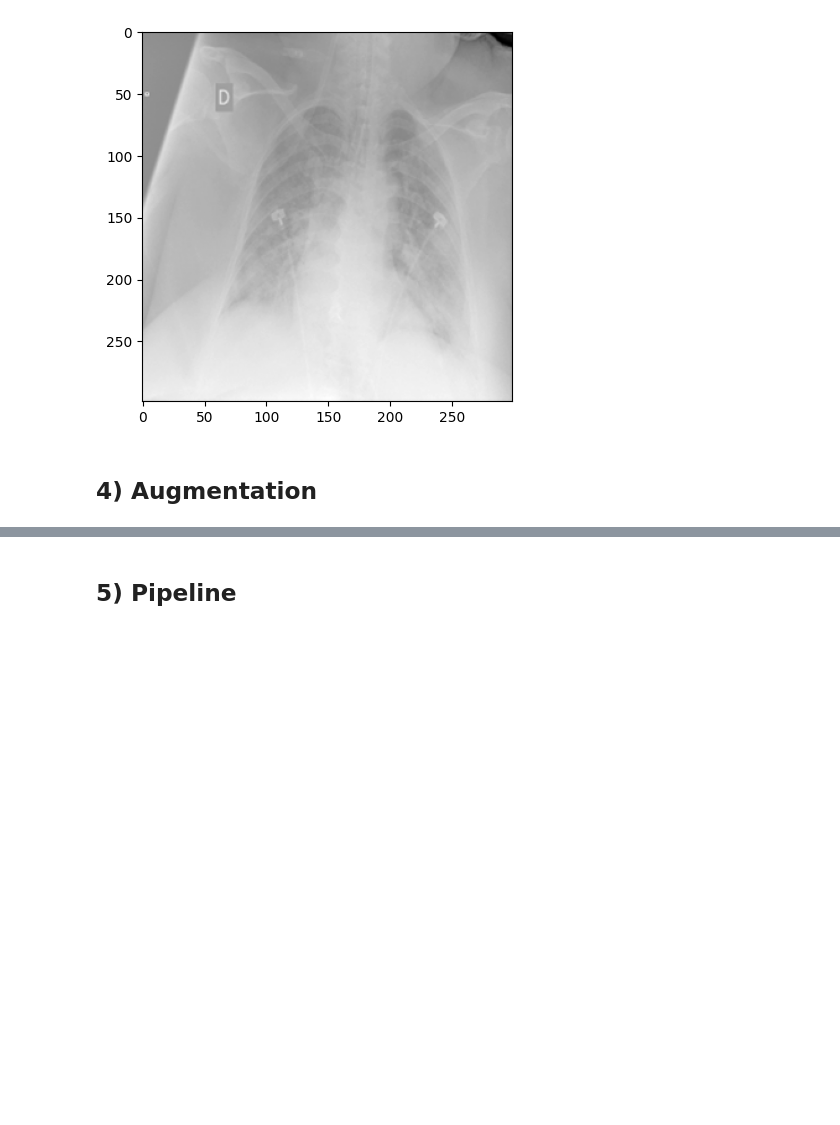
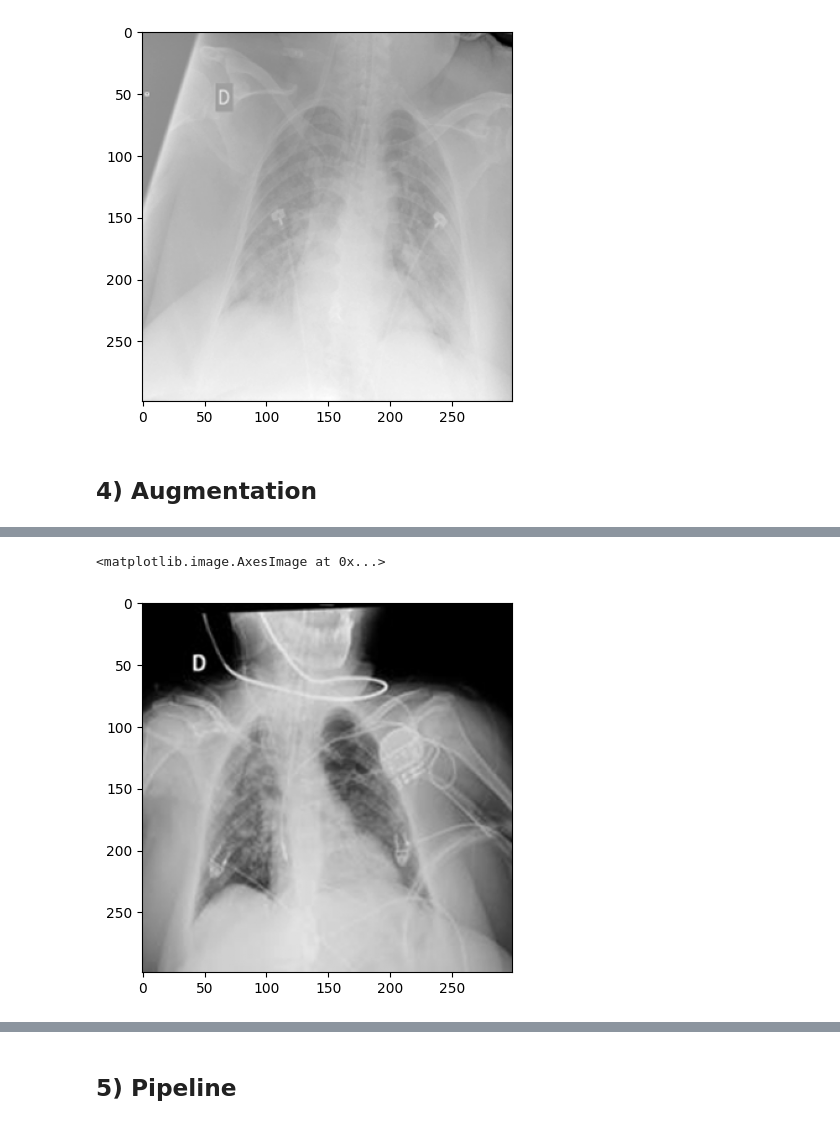
Before and after one commit to Lucmeister55/AI-project, a Jupyter notebook: notebooks/task1.ipynb, the cells around one changed output, grey strips where cells are left out. Saved outputs shown, nothing was run; the diff lists cells and outputs as text; code cells hidden in the pictures; blank space fills up the shorter version.

Commit message:
Augmentation

```diff
--- a/notebooks/task1.ipynb
+++ b/notebooks/task1.ipynb
@@ -251,2 +260,7 @@ plt.imshow(X_val_globalnorm[sample], cmap="gray")
 # %%
 # Visualize the transformations on a sample from the training dataset individually and combined.
+X_train_altbrightness = augment_brightness(X_train)
+plt.imshow(X_train_altbrightness[sample], cmap="gray")
+# %% [output]
+<matplotlib.image.AxesImage at 0x...>
+[figure, added]
```
Also changed, not shown: parts of 4 cells of this notebook, 1 other file.
